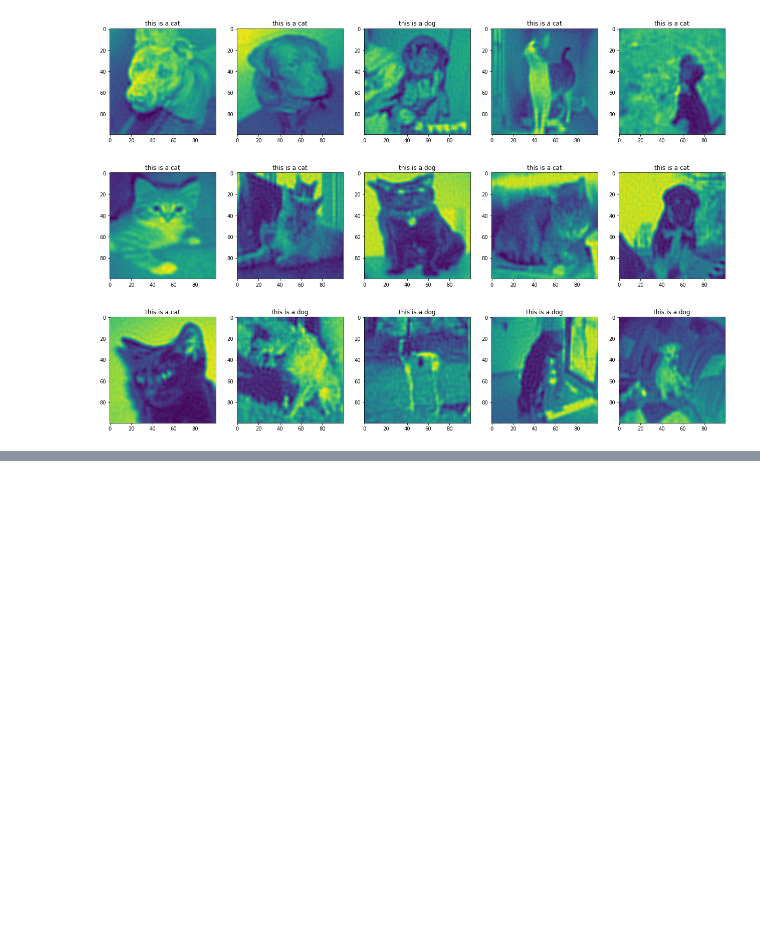
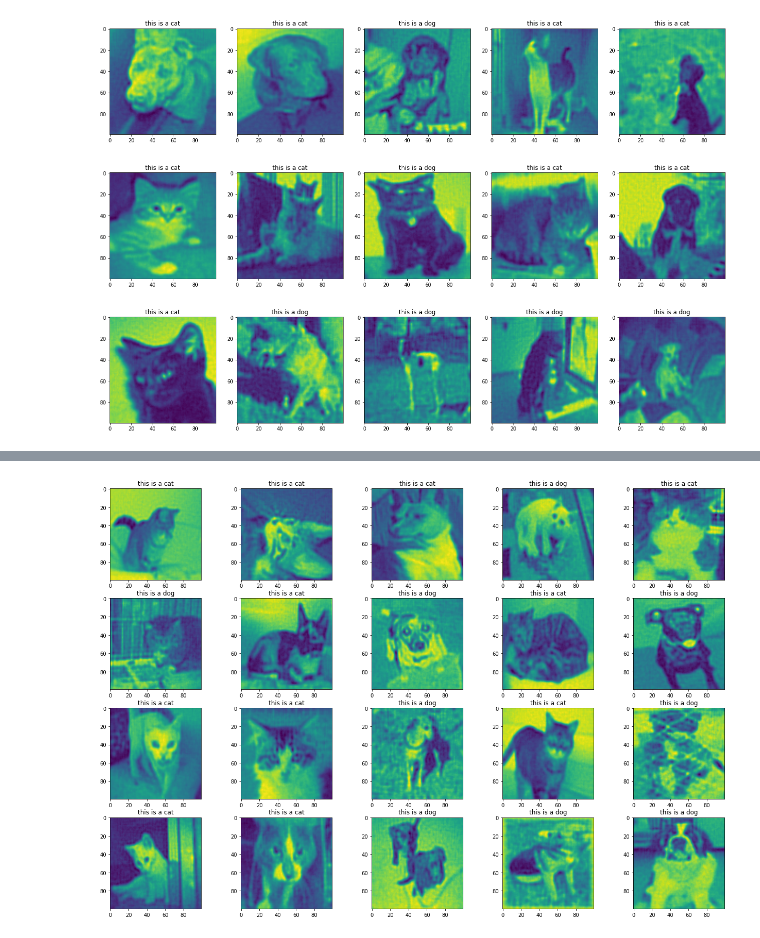
Before and after one commit to LiorBreitman8234/ML_SEM2, a Jupyter notebook: Cats_Dogs.ipynb, the cells around one changed output, grey strips where cells are left out. Cells and saved outputs as stored; diff of their text form; code cells hidden in the pictures; blank space fills up the shorter version.

Commit message:
added explnations to the classification notebook, added pics of predictions in cats and dogs notebook, and started working on hands notebook

```diff
--- a/Cats_Dogs.ipynb
+++ b/Cats_Dogs.ipynb
@@ -301,0 +311,25 @@ for row in range(3):
+# %%
+test_reduced_real = pca.transform(pixels)
+# %%
+recover_test_real = pca.inverse_transform(test_reduced_real)
+# %%
+pred = xgb.predict(test_reduced_real)
+# %%
+indexes = np.array(random.sample(range(12499), 20))
+titles = []
+for i in indexes:
+    if pred[i] == 1:
+        titles.append("this is a dog")
+    else:
+        titles.append("this is a cat")
+# %%
+fig, axs = plt.subplots(4, 5, figsize=(22,15))
+i = 0;
+for row in range(4):
+    for col in range(5):
+        position = indexes[i]
+        axs[row][col].title.set_text(titles[i])
+        axs[row][col].imshow(recover_test_real[position].reshape(100,100))
+        i = i+1
+# %% [output]
+[figure, added]
```
Also changed, not shown: parts of 8 cells of this notebook, 1 other file.
